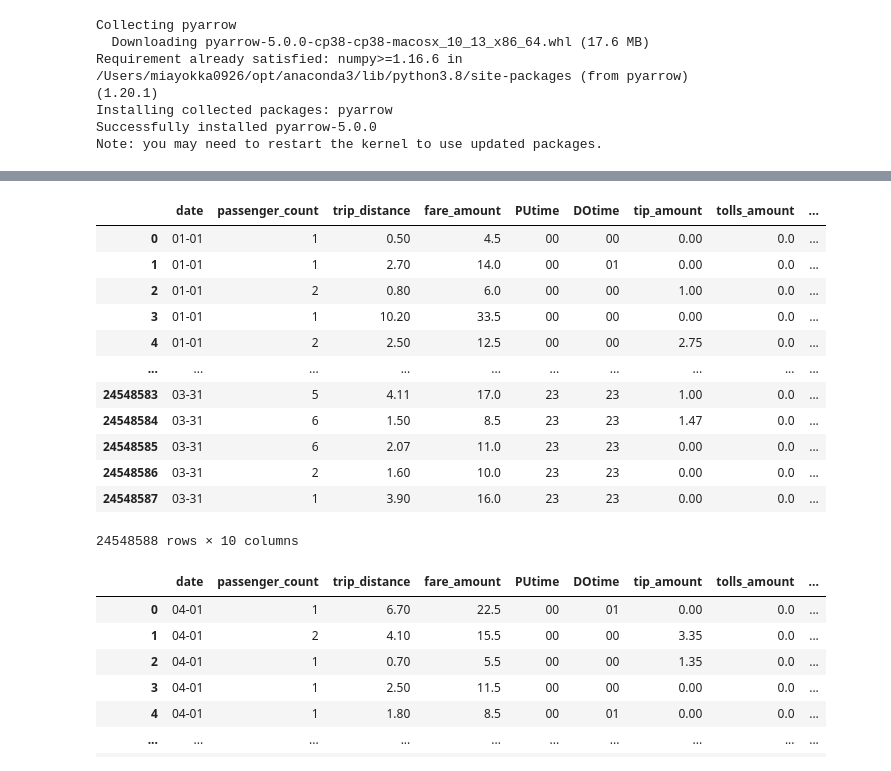
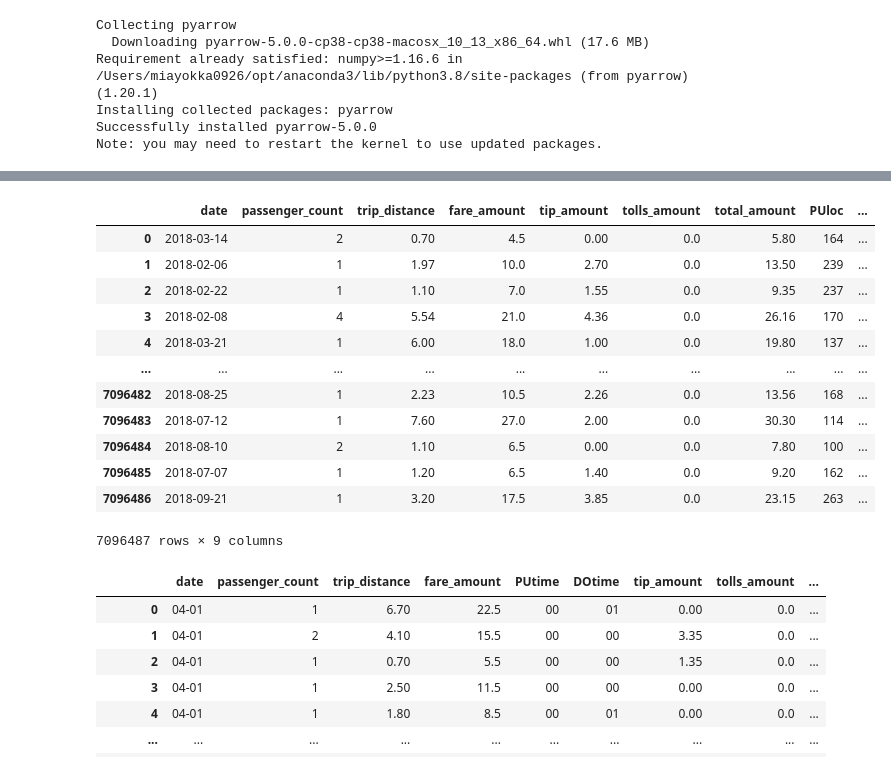
Before and after one commit to miayokka0926/Maximise-New-York-taxi-drivers-profits, a Jupyter notebook: code/tips_visualisation.ipynb, the cells around one changed output, grey strips where cells are left out. Drawn from its saved outputs; the diff is of its cells as text; code cells hidden in the pictures.

```diff
--- a/code/tips_visualisation.ipynb
+++ b/code/tips_visualisation.ipynb
@@ -22,3 +22,6 @@ from numpy import log, sqrt
 # %% [output]
 Loading BokehJS ...
 [interactive output not drawn]
+# %%
+tips_sample=pd.read_feather('../preprocessed_data/sample.feather')
+# this sample is generated in "full model" notebook, and I read it here directly.
@@ -92,33 +97,32 @@ y_s1
 y_s2 = pd.read_feather('../preprocessed_data/y_18s2.feather').drop('index', axis=1)
 y_s3 = pd.read_feather('../preprocessed_data/y_18s3.feather').drop('index', axis=1)
 # %%
-data = {'date':y_s1['tpep_pickup_datetime'].str[5:10],
-        'passenger_count': y_s1['passenger_count'],
-        'trip_distance':y_s1['trip_distance'],
-        'fare_amount':y_s1['fare_amount'],
-        'PUtime':y_s1['tpep_pickup_datetime'].str[11:13],
-        'DOtime':y_s1['tpep_dropoff_datetime'].str[11:13],
-        'tip_amount': y_s1['tip_amount'],
-        'tolls_amount': y_s1['tolls_amount'],
-        'total_amount': y_s1['total_amount'],
-        'DOloc': y_s1['DOLocationID']}
+data = {'date':tips_sample['date'],
+        'passenger_count': tips_sample['passenger_count'],
+        'trip_distance':tips_sample['trip_distance'],
+        'fare_amount':tips_sample['fare_amount'],
+        'tip_amount': tips_sample['tip_amount'],
+        'tolls_amount': tips_sample['tolls_amount'],
+        'total_amount': tips_sample['total_amount'],
+        'PUloc':tips_sample['PULocationID'],
+        'DOloc':tips_sample['DOLocationID']}
 
-y_s1_fare = pd.DataFrame(data)
-y_s1_fare
+tips_sample = pd.DataFrame(data)
+tips_sample
 # %% [output]
-|  | date | passenger_count | trip_distance | fare_amount | PUtime | DOtime | tip_amount | tolls_amount | ... |
-| 0 | 01-01 | 1 | 0.50 | 4.5 | 00 | 00 | 0.00 | 0.0 | ... |
-| 1 | 01-01 | 1 | 2.70 | 14.0 | 00 | 01 | 0.00 | 0.0 | ... |
-| 2 | 01-01 | 2 | 0.80 | 6.0 | 00 | 00 | 1.00 | 0.0 | ... |
-| 3 | 01-01 | 1 | 10.20 | 33.5 | 00 | 00 | 0.00 | 0.0 | ... |
-| 4 | 01-01 | 2 | 2.50 | 12.5 | 00 | 00 | 2.75 | 0.0 | ... |
+|  | date | passenger_count | trip_distance | fare_amount | tip_amount | tolls_amount | total_amount | PUloc | ... |
+| 0 | 2018-03-14 | 2 | 0.70 | 4.5 | 0.00 | 0.0 | 5.80 | 164 | ... |
+| 1 | 2018-02-06 | 1 | 1.97 | 10.0 | 2.70 | 0.0 | 13.50 | 239 | ... |
+| 2 | 2018-02-22 | 1 | 1.10 | 7.0 | 1.55 | 0.0 | 9.35 | 237 | ... |
+| 3 | 2018-02-08 | 4 | 5.54 | 21.0 | 4.36 | 0.0 | 26.16 | 170 | ... |
+| 4 | 2018-03-21 | 1 | 6.00 | 18.0 | 1.00 | 0.0 | 19.80 | 137 | ... |
 | ... | ... | ... | ... | ... | ... | ... | ... | ... | ... |
-| 24548583 | 03-31 | 5 | 4.11 | 17.0 | 23 | 23 | 1.00 | 0.0 | ... |
-| 24548584 | 03-31 | 6 | 1.50 | 8.5 | 23 | 23 | 1.47 | 0.0 | ... |
-| 24548585 | 03-31 | 6 | 2.07 | 11.0 | 23 | 23 | 0.00 | 0.0 | ... |
-| 24548586 | 03-31 | 2 | 1.60 | 10.0 | 23 | 23 | 0.00 | 0.0 | ... |
-| 24548587 | 03-31 | 1 | 3.90 | 16.0 | 23 | 23 | 0.00 | 0.0 | ... |
+| 7096482 | 2018-08-25 | 1 | 2.23 | 10.5 | 2.26 | 0.0 | 13.56 | 168 | ... |
+| 7096483 | 2018-07-12 | 1 | 7.60 | 27.0 | 2.00 | 0.0 | 30.30 | 114 | ... |
+| 7096484 | 2018-08-10 | 2 | 1.10 | 6.5 | 0.00 | 0.0 | 7.80 | 100 | ... |
+| 7096485 | 2018-07-07 | 1 | 1.20 | 6.5 | 1.40 | 0.0 | 9.20 | 162 | ... |
+| 7096486 | 2018-09-21 | 1 | 3.20 | 17.5 | 3.85 | 0.0 | 23.15 | 263 | ... |
-24548588 rows × 10 columns
+7096487 rows × 9 columns
 # %%
 # s2
 data2 = {'date':y_s2['tpep_pickup_datetime'].str[5:10],
```
Also changed, not shown: parts of 8 cells of this notebook, 13 other files.
